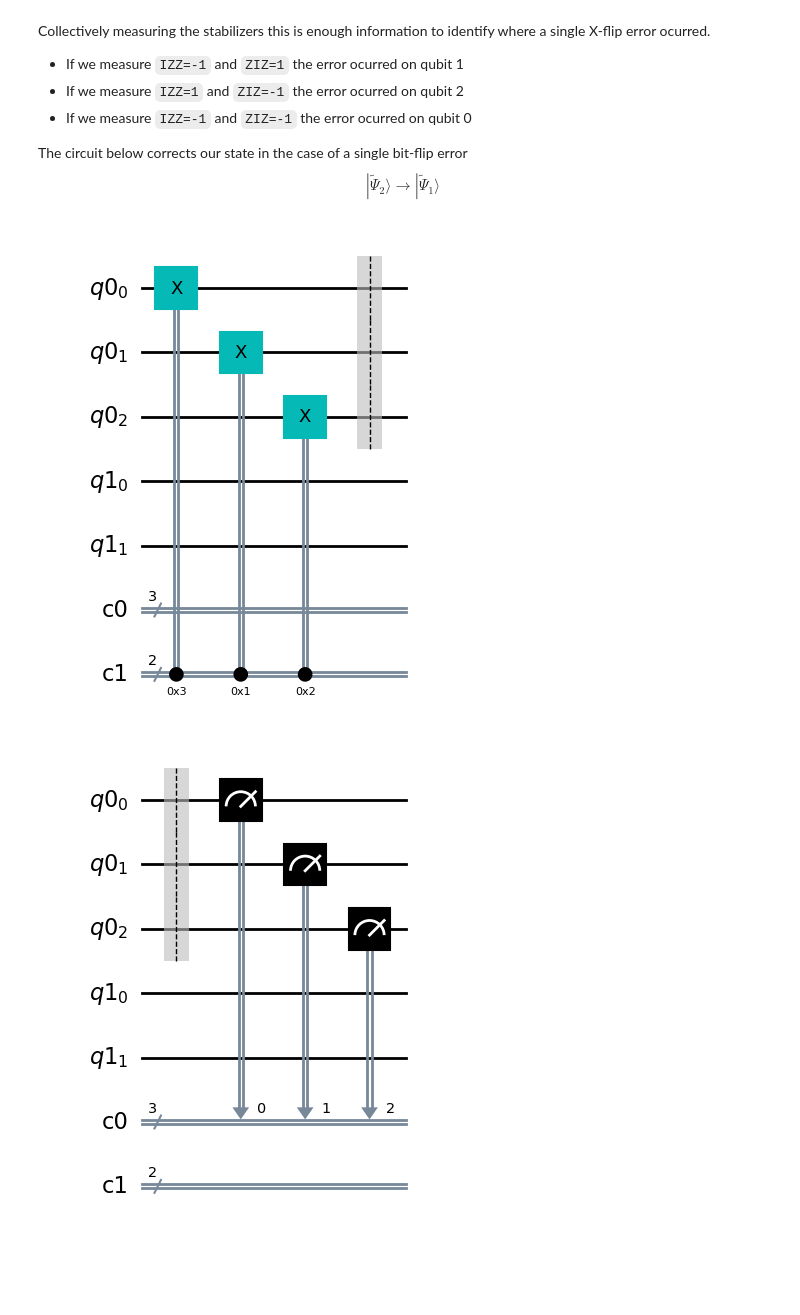
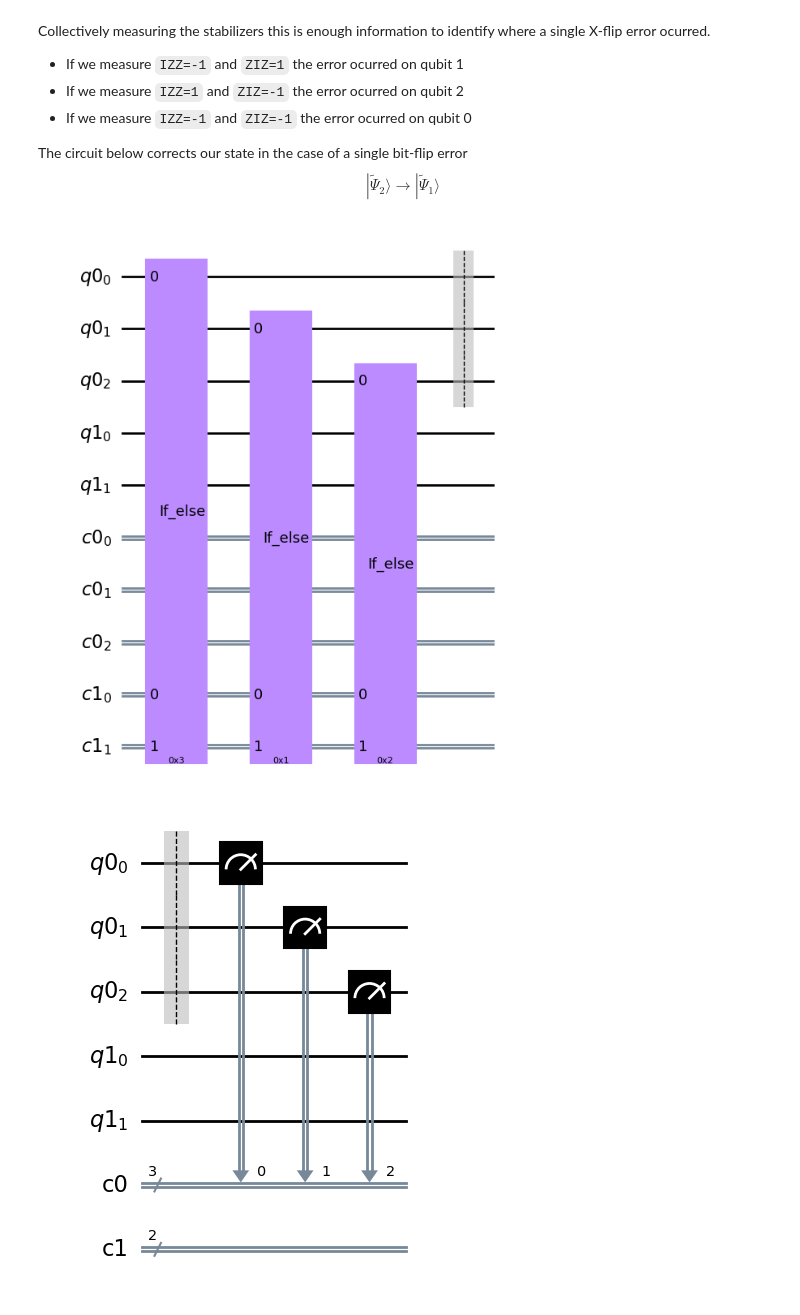
Before and after one commit to mbhealy/IBM-Quantum-Summit-2022-Dynamic-Circuits, a Jupyter notebook: 03-Repetition-Code.ipynb, the cells around one changed output. Saved outputs shown, nothing was run; the diff lists cells and outputs as text; code cells hidden in the pictures; blank space fills up the shorter version.

```diff
--- a/03-Repetition-Code.ipynb
+++ b/03-Repetition-Code.ipynb
@@ -312,16 +325,22 @@ Collectively measuring the stabilizers this is enough information to identify wh
 The circuit below corrects our state in the case of a single bit-flip error $$|\tilde{\Psi}_2\rangle \rightarrow |\tilde{\Psi}_1\rangle$$
 # %%
 def apply_correction_bit(qc, qreg_data, creg_syndrome):
-    qc.x(qreg_data[0]).c_if(creg_syndrome, 3)
-    qc.x(qreg_data[1]).c_if(creg_syndrome, 1)
-    qc.x(qreg_data[2]).c_if(creg_syndrome, 2)
+    #qc.x(qreg_data[0]).c_if(creg_syndrome, 3)
+    #qc.x(qreg_data[1]).c_if(creg_syndrome, 1)
+    #qc.x(qreg_data[2]).c_if(creg_syndrome, 2)
+    with qc.if_test((creg_syndrome, 3)):
+        qc.x(qreg_data[0])
+    with qc.if_test((creg_syndrome, 1)):
+        qc.x(qreg_data[1])
+    with qc.if_test((creg_syndrome, 2)):
+        qc.x(qreg_data[2])
     qc.barrier(qreg_data)
     return qc
 
 qc_correction_bit = apply_correction_bit(build_qc(), qreg_data, creg_syndrome)
 qc_correction_bit.draw(output="mpl")
 # %% [output]
-[figure, old version]
+[figure, new version]
 # %%
 def apply_final_readout(qc, qreg_data, creg_data):
     """Apply inverse mapping so that we always try and measure |1> in the computational basis.
```
Also changed, not shown: parts of 13 cells of this notebook.
